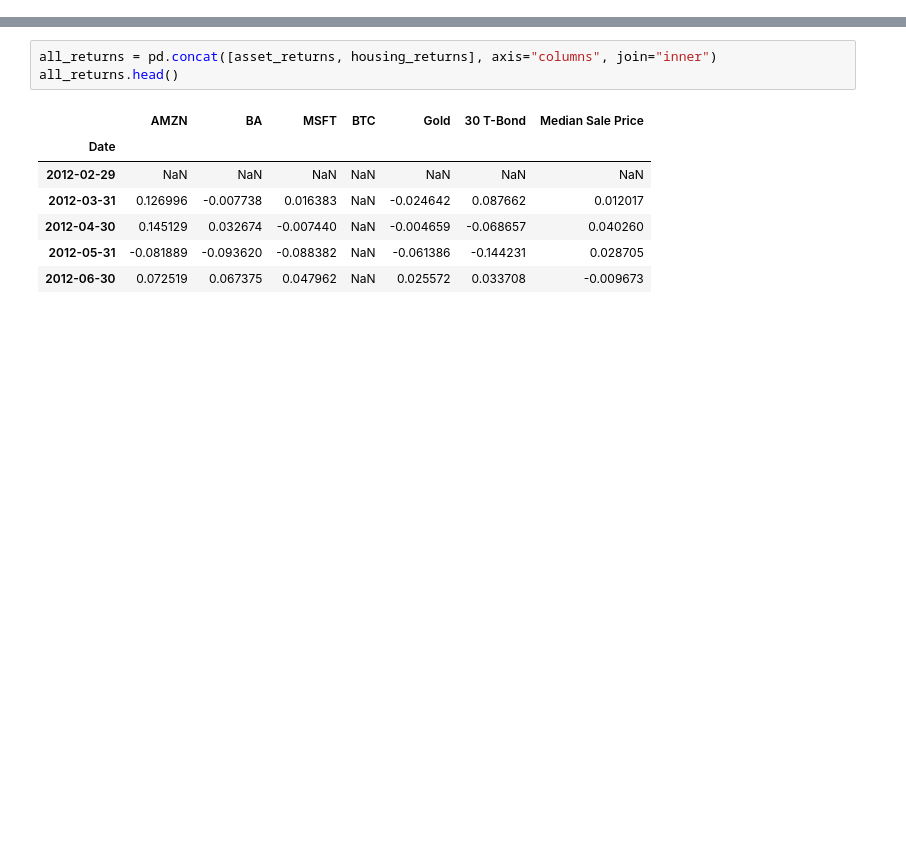
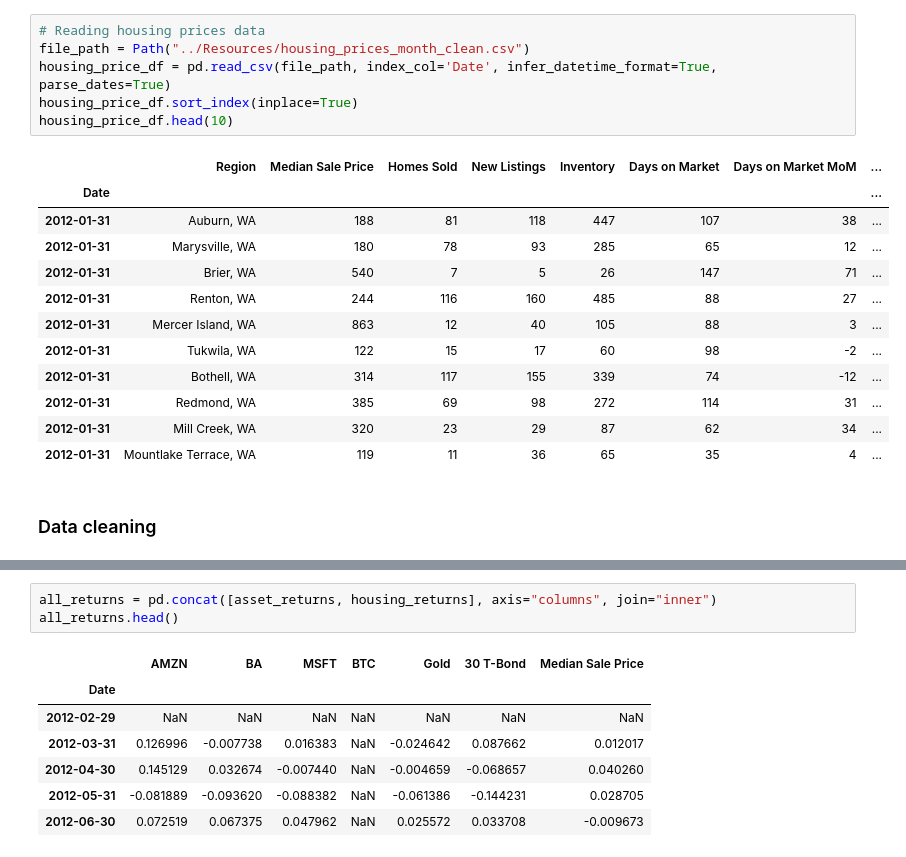
Before and after one commit to somyapanda/fintech-project-1, a Jupyter notebook: Final Project/Asset_Correlation.ipynb, the cells around one changed output, grey strips where cells are left out. Saved outputs shown, nothing was run; the diff lists cells and outputs as text; blank space fills up the shorter version.

```diff
--- a/Final Project/Asset_Correlation.ipynb
+++ b/Final Project/Asset_Correlation.ipynb
@@ -27,0 +17,21 @@ MAPBOX_API_KEY = os.getenv("MAPBOX_API_KEY")
+# %%
+# Reading housing prices data
+file_path = Path("../Resources/housing_prices_month_clean.csv")
+housing_price_df = pd.read_csv(file_path, index_col='Date', infer_datetime_format=True, parse_dates=True)
+housing_price_df.sort_index(inplace=True)
+housing_price_df.head(10)
+# %% [output]
+|  | Region | Median Sale Price | Homes Sold | New Listings | Inventory | Days on Market | Days on Market MoM | ... |
+| Date |  |  |  |  |  |  |  | ... |
+| 2012-01-31 | Auburn, WA | 188 | 81 | 118 | 447 | 107 | 38 | ... |
+| 2012-01-31 | Marysville, WA | 180 | 78 | 93 | 285 | 65 | 12 | ... |
+| 2012-01-31 | Brier, WA | 540 | 7 | 5 | 26 | 147 | 71 | ... |
+| 2012-01-31 | Renton, WA | 244 | 116 | 160 | 485 | 88 | 27 | ... |
+| 2012-01-31 | Mercer Island, WA | 863 | 12 | 40 | 105 | 88 | 3 | ... |
+| 2012-01-31 | Tukwila, WA | 122 | 15 | 17 | 60 | 98 | -2 | ... |
+| 2012-01-31 | Bothell, WA | 314 | 117 | 155 | 339 | 74 | -12 | ... |
+| 2012-01-31 | Redmond, WA | 385 | 69 | 98 | 272 | 114 | 31 | ... |
+| 2012-01-31 | Mill Creek, WA | 320 | 23 | 29 | 87 | 62 | 34 | ... |
+| 2012-01-31 | Mountlake Terrace, WA | 119 | 11 | 36 | 65 | 35 | 4 | ... |
+# %% [markdown]
+### Data cleaning
```
Also changed, not shown: parts of 63 cells of this notebook, 1 other file.
